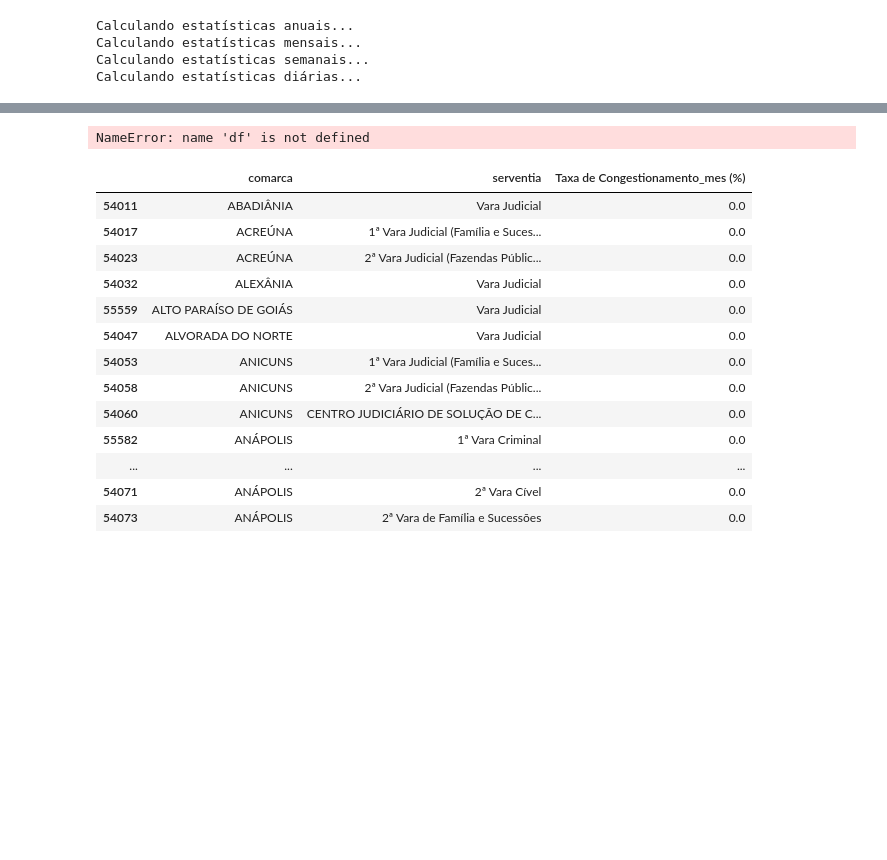
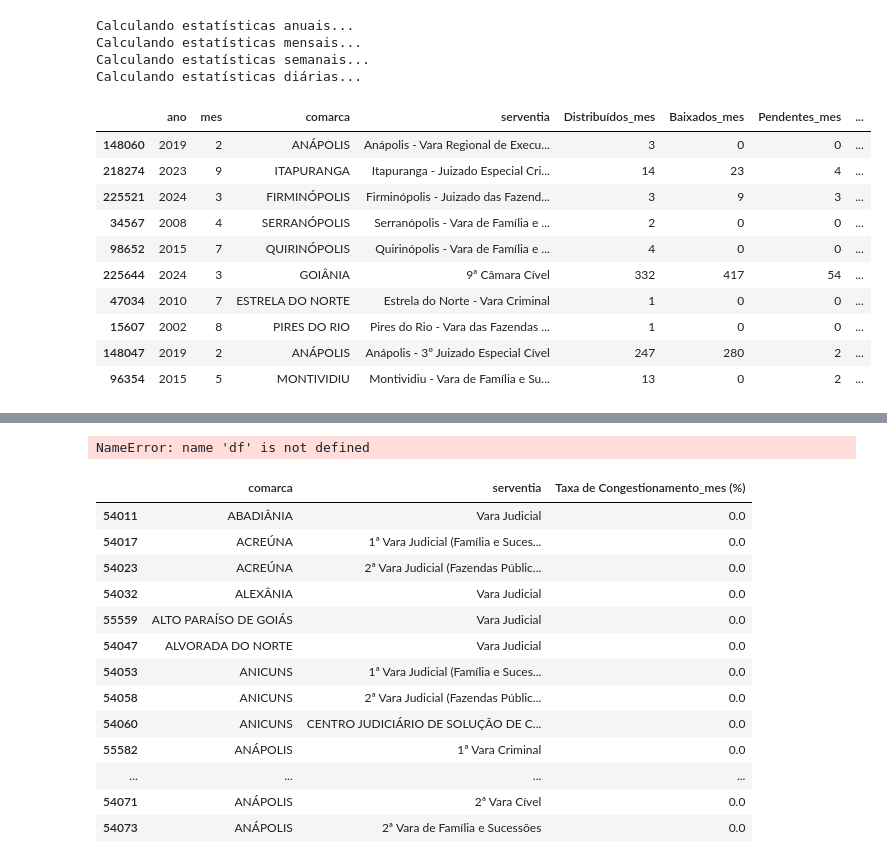
Before and after one commit to dvjuliocesar/TJGO_Projeto7_TxCongGeral, a Jupyter notebook: taxa.ipynb, the cells around one changed output, grey strips where cells are left out. Drawn from its saved outputs; the diff is of its cells as text; code cells hidden in the pictures; blank space fills up the shorter version.

```diff
--- a/taxa.ipynb
+++ b/taxa.ipynb
@@ -365,30 +358,43 @@ colunas_finais_anuais = [
 estatisticas_anuais = estatisticas_anuais[colunas_finais_anuais]
 
 # 11.2 MENSAL (Removido nome_area_acao do sort e das colunas)
 estatisticas_mes = estatisticas_mes.sort_values(by=['ano', 'mes', 'comarca', 'serventia'], ascending=[False, True, True, True])
 colunas_finais_mes = [
     'ano', 'mes', 'comarca', 'serventia',
     'Distribuídos_mes', 'Baixados_mes', 'Pendentes_mes', 'Taxa de Congestionamento_mes (%)'
 ]
 estatisticas_mes = estatisticas_mes[colunas_finais_mes]
 
 # 11.3 SEMANAL (Removido nome_area_acao do sort e das colunas)
 estatisticas_semana = estatisticas_semana.sort_values(by=['ano_semana', 'semana', 'comarca', 'serventia'], ascending=[False, True, True, True])
 colunas_finais_semana = [
     'ano_semana', 'semana', 'comarca', 'serventia',
     'Distribuídos_semana', 'Baixados_semana', 'Pendentes_semana', 'Taxa de Congestionamento_semana (%)'
 ]
 estatisticas_semana = estatisticas_semana[colunas_finais_semana]
 
 # 11.4 DIÁRIA (Removido nome_area_acao do sort e das colunas)
 estatisticas_dia = estatisticas_dia.sort_values(by=['ano', 'mes', 'dia', 'comarca', 'serventia'], ascending=[False, True, True, True, True])
 colunas_finais_dia = [
     'ano', 'mes', 'dia', 'comarca', 'serventia',
     'Distribuídos_dia', 'Baixados_dia', 'Pendentes_dia', 'Taxa de Congestionamento_dia (%)'
 ]
 estatisticas_dia = estatisticas_dia[colunas_finais_dia]
+
+estatisticas_mes.sample(10)
 # %% [output]
 Calculando estatísticas anuais...
 Calculando estatísticas mensais...
 Calculando estatísticas semanais...
 Calculando estatísticas diárias...
+|  | ano | mes | comarca | serventia | Distribuídos_mes | Baixados_mes | Pendentes_mes | ... |
+| 148060 | 2019 | 2 | ANÁPOLIS | Anápolis - Vara Regional de Execu... | 3 | 0 | 0 | ... |
+| 218274 | 2023 | 9 | ITAPURANGA | Itapuranga - Juizado Especial Cri... | 14 | 23 | 4 | ... |
+| 225521 | 2024 | 3 | FIRMINÓPOLIS | Firminópolis - Juizado das Fazend... | 3 | 9 | 3 | ... |
+| 34567 | 2008 | 4 | SERRANÓPOLIS | Serranópolis - Vara de Família e ... | 2 | 0 | 0 | ... |
+| 98652 | 2015 | 7 | QUIRINÓPOLIS | Quirinópolis - Vara de Família e ... | 4 | 0 | 0 | ... |
+| 225644 | 2024 | 3 | GOIÂNIA | 9ª Câmara Cível | 332 | 417 | 54 | ... |
+| 47034 | 2010 | 7 | ESTRELA DO NORTE | Estrela do Norte - Vara Criminal | 1 | 0 | 0 | ... |
+| 15607 | 2002 | 8 | PIRES DO RIO | Pires do Rio - Vara das Fazendas ... | 1 | 0 | 0 | ... |
+| 148047 | 2019 | 2 | ANÁPOLIS | Anápolis - 3º Juizado Especial Cível | 247 | 280 | 2 | ... |
+| 96354 | 2015 | 5 | MONTIVIDIU | Montividiu - Vara de Família e Su... | 13 | 0 | 2 | ... |
```
Also changed, not shown: parts of 5 cells of this notebook.
